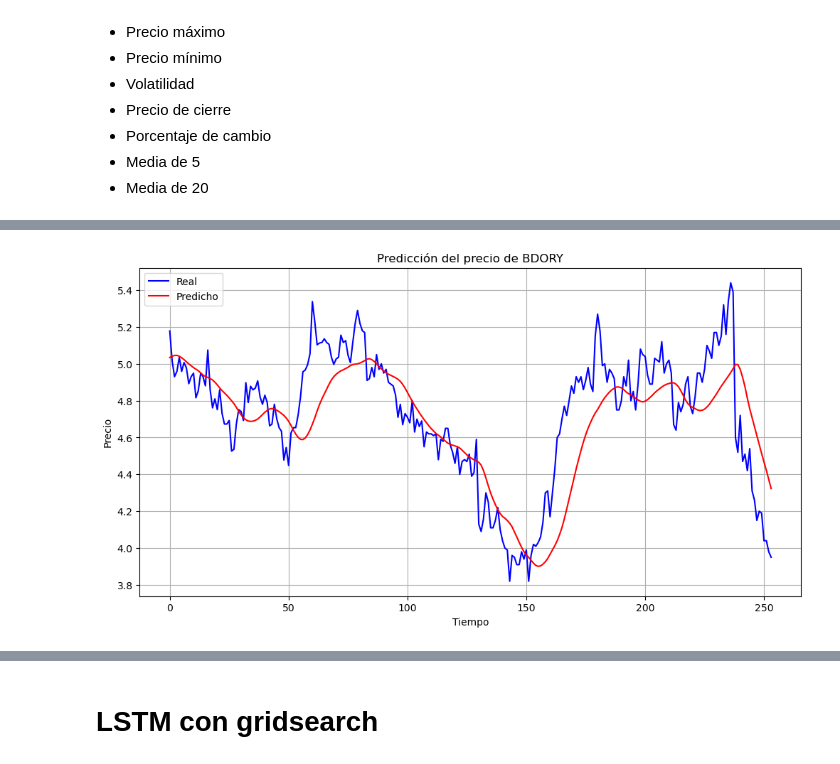
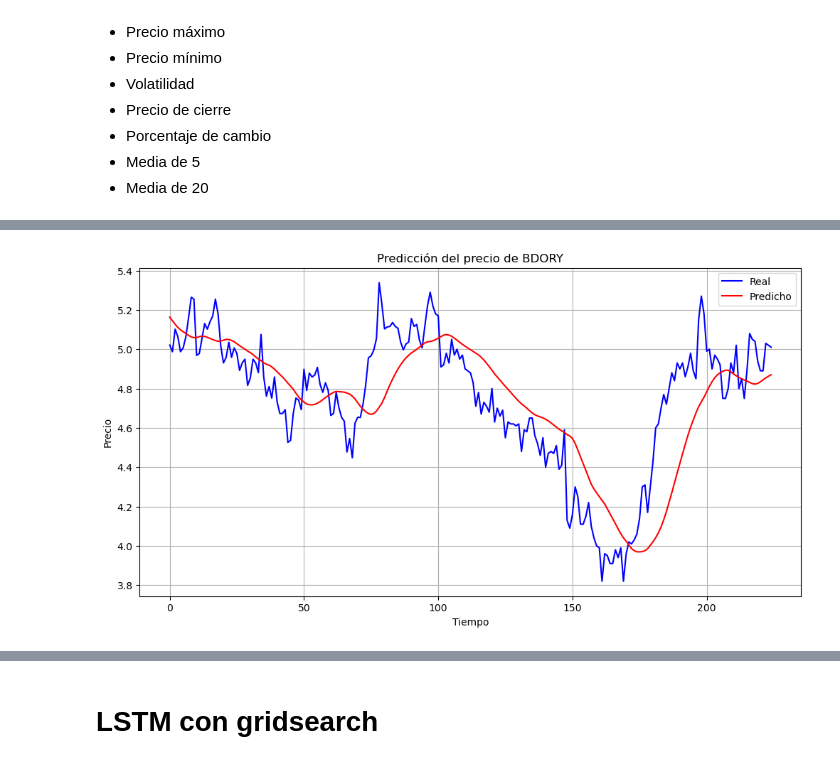
Before and after one commit to Chelodromo/ast1_co18_carreras_maudet_mas, a Jupyter notebook: LSTM.ipynb, the cells around one changed output, grey strips where cells are left out. Saved outputs shown, nothing was run; the diff lists cells and outputs as text; code cells hidden in the pictures.

```diff
--- a/LSTM.ipynb
+++ b/LSTM.ipynb
@@ -39,2 +43,8 @@ from sklearn.model_selection import GridSearchCV
+# %%
+
+### Creo listas para guardar los resultados de los modelos
+histories = {}
+metrics_dict = {}
+predicciones_dict = {}
 # %% [markdown]
 # Preparo los datos y los escalo
@@ -213,21 +239,11 @@ Agregamos datos adicionales
 - Media de 5
 - Media de 20
 # %%
-import yfinance as yf
-import pandas as pd
-import numpy as np
-from sklearn.preprocessing import MinMaxScaler
-from tensorflow.keras.models import Sequential
-from tensorflow.keras.layers import LSTM, Dense, Dropout
-from tensorflow.keras.callbacks import EarlyStopping, ReduceLROnPlateau
-import matplotlib.pyplot as plt
-from sklearn.metrics import mean_squared_error, mean_absolute_error, r2_score
-
 # 1. Descargar datos de yfinance
 stock_1 = "BDORY"
 stock_2 = "^BVSP"
 fecha_inicial = "2020-05-31"  # Fecha histórica
-fecha_final = "2025-05-31"    # Fecha actual
+fecha_final = "2025-03-31"    # Fecha actual
 
 df_yf = yf.download(
     tickers=(stock_1, stock_2),
@@ -263,17 +279,16 @@ df.dropna(inplace=True)
 print("\nDatos descargados y preprocesados:")
 print(df.head())
 
-# 3. Normalizar los datos
 scaler = MinMaxScaler()
 scaled_data = scaler.fit_transform(df)
 
 # 4. Crear secuencias para LSTM
 def create_sequences(data, seq_length):
-    X, y = [], []
-    for i in range(seq_length, len(data)):
-        X.append(data[i-seq_length:i, :])
-        y.append(data[i, 0])  # columna 0 es el precio de cierre de BDORY
-    return np.array(X), np.array(y)
+	X, y = [], []
+	for i in range(seq_length, len(data)):
+		X.append(data[i-seq_length:i, :])
+		y.append(data[i, 0])  # columna 0 es el precio de cierre de BDORY
+	return np.array(X), np.array(y)
 
 sequence_length = 25  # Aumentado para capturar más contexto
 X, y = create_sequences(scaled_data, sequence_length)
@@ -284,45 +299,55 @@ X_train, X_test = X[:split], X[split:]
 y_train, y_test = y[:split], y[split:]
 
 # 6. Construir modelo LSTM mejorado
-model = Sequential([
+model_mas_datos = Sequential([
 	Input(shape=(X.shape[1], X.shape[2])),  # Add this as the first layer
 	LSTM(128, return_sequences=True),
-    Dropout(0.5),
-    LSTM(64, return_sequences=False),
-    Dropout(0.5),
-    Dense(32, activation='relu'),
-    Dense(1)
+	Dropout(0.5),
+	LSTM(64, return_sequences=False),
+	Dropout(0.5),
+	Dense(32, activation='relu'),
+	Dense(1)
 ])
+# Mostrar el resumen del modelo
+model_mas_datos.summary()
 
 # Configurar early stopping
 callbacks = [
-    # detiene el entrenamiento si no hay mejora en la validación
-    EarlyStopping(monitor='val_loss', patience=20, restore_best_weights=True),
-    # ajusta el learning rate si no hay mejora en la validación
-	#ReduceLROnPlateau(monitor='val_loss', factor=0.5, patience=5)
+	# detiene el entrenamiento si no hay mejora en la validación
+	EarlyStopping(monitor='val_loss', patience=20, restore_best_weights=True),
+	# ajusta el learning rate si no hay mejora en la validación
+	ReduceLROnPlateau(monitor='val_loss', factor=0.5, patience=5)
 ]
 
+model_mas_datos.compile(optimizer='adam', loss='mse')
 
-model.compile(optimizer='adam', loss='mse')
-
-history = model.fit(
-    X_train, y_train,
-    epochs=100,
-    batch_size=256,
-    validation_data=(X_test, y_test),
-    callbacks=callbacks,
-    verbose=1
+history = model_mas_datos.fit(
+	X_train, y_train,
+	epochs=100,
+	batch_size=256,
+	validation_data=(X_test, y_test),
+	callbacks=callbacks,
+	verbose=1
 )
 
+# Guardar el historial de entrenamiento
+histories['LSTM_mas_datos'] = history.history
+
 # 7. Predicciones y desnormalización
-predicted = model.predict(X_test)
+predicted = model_mas_datos.predict(X_test)
 y_test_actual = scaler.inverse_transform(np.concatenate((y_test.reshape(-1,1), np.zeros((len(y_test),scaled_data.shape[1]-1))), axis=1))[:,0]
 predicted_actual = scaler.inverse_transform(np.concatenate((predicted, np.zeros((len(predicted),scaled_data.shape[1]-1))), axis=1))[:,0]
+
+# Guardar las predicciones en el diccionario
+predicciones_dict['LSTM_mas_datos'] = {'y_test_actual': y_test_actual, 'predicted_actual': predicted_actual}
 
 # 8. Evaluación del modelo
 mse = mean_squared_error(y_test_actual, predicted_actual)
 mae = mean_absolute_error(y_test_actual, predicted_actual)
 r2 = r2_score(y_test_actual, predicted_actual)
+
+# Guardar las métricas en el diccionario
+metrics_dict['LSTM_mas_datos'] = {'MSE': mse, 'MAE': mae, 'R2': r2}
 
 print(f"\nMétricas de evaluación:")
 print(f"MSE: {mse:.2f}")
@@ -376 +430 @@ R2: 0.57
-[figure, old version]
+[figure, new version]
```
Also changed, not shown: parts of 26 cells of this notebook, 1 other file.
